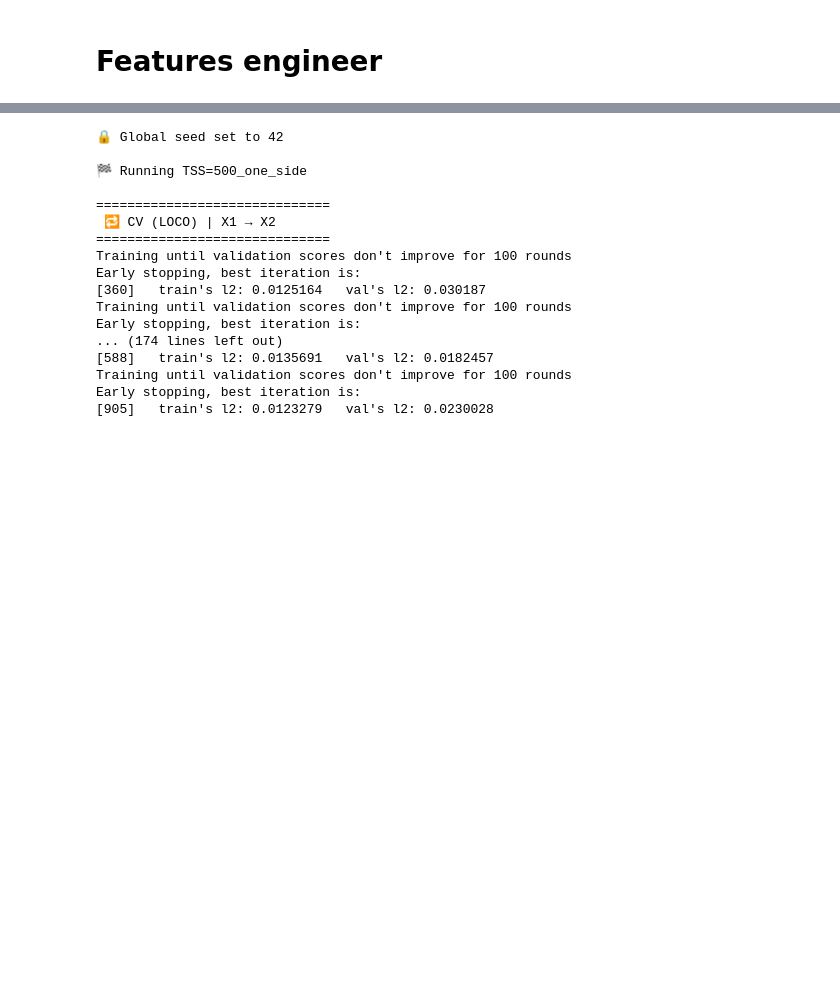
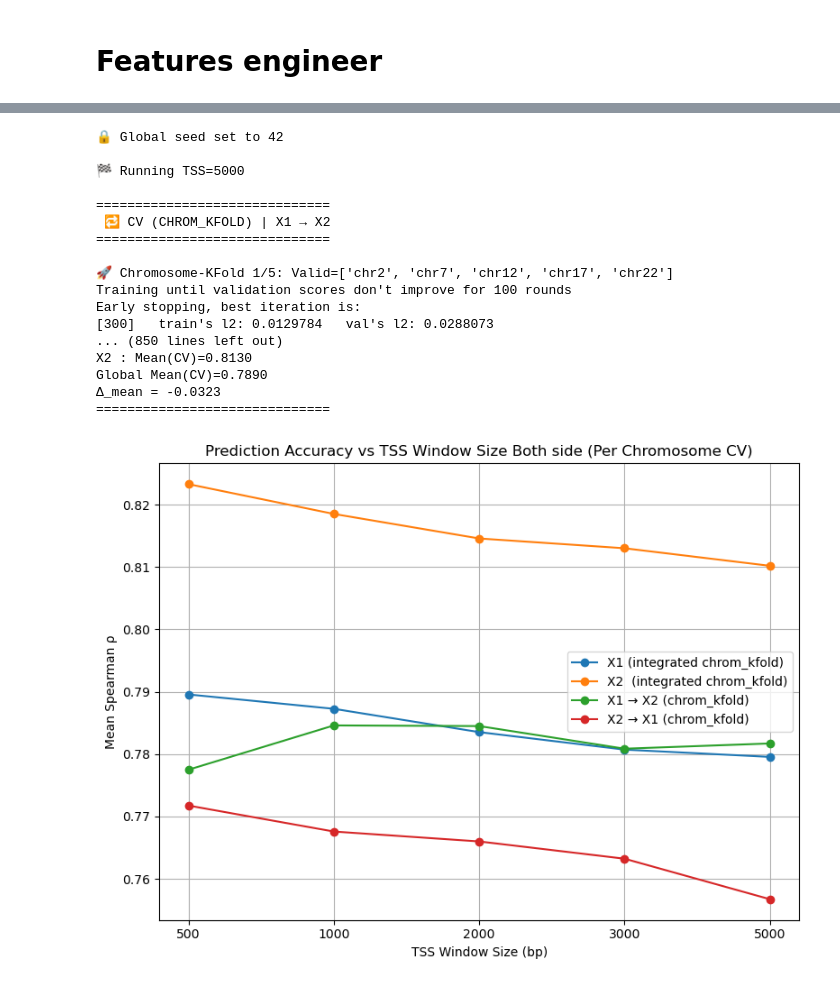
Before and after one commit to Dewey-Wang/Gene-expression-prediction, a Jupyter notebook: Full step - reference/3. compare different tss dis.ipynb, the cells around one changed output, grey strips where cells are left out. Cells and saved outputs as stored; diff of their text form; code cells hidden in the pictures; blank space fills up the shorter version.

```diff
--- a/Full step - reference/3. compare different tss dis.ipynb
+++ b/Full step - reference/3. compare different tss dis.ipynb
@@ -431,16 +350,23 @@ print(f"🔒 Global seed set to {SEED}")
 #                  CONFIGURATION
 # ============================================================
 BASE_DIRS = [
-    "../preprocessed_data/reference/1. merged data/with_y_500_one_side",
-    "../preprocessed_data/reference/1. merged data/with_y_5000_one_side",
-    "../preprocessed_data/reference/1. merged data/with_y_1000_one_side",
-    "../preprocessed_data/reference/1. merged data/with_y_2000_one_side",
-    "../preprocessed_data/reference/1. merged data/with_y_3000_one_side",
+    "../preprocessed_data/reference/1. merged data/with_y",
+    "../preprocessed_data/reference/1. merged data/with_y_500",
+    "../preprocessed_data/reference/1. merged data/with_y_1000",
+    "../preprocessed_data/reference/1. merged data/with_y_2000",
+    "../preprocessed_data/reference/1. merged data/with_y_3000",
+    # "../preprocessed_data/reference/1. merged data/with_y_500_one_side",
+    # "../preprocessed_data/reference/1. merged data/with_y_5000_one_side",
+    # "../preprocessed_data/reference/1. merged data/with_y_1000_one_side",
+    # "../preprocessed_data/reference/1. merged data/with_y_2000_one_side",
+    # "../preprocessed_data/reference/1. merged data/with_y_3000_one_side",
+
 ]
 META_COLS = ["gene_name", "chr", "gene_start", "gene_end",
              "TSS_start", "TSS_end", "strand", "gex", "gex_rank"]
 TARGET_COL = "gex_rank"
 chromosomes = [f"chr{i}" for i in range(2, 23)]
+mode="chrom_kfold"
 
 # ============================================================
 #                  LIGHTGBM PARAMETERS
@@ -467,49 +393,52 @@ params = {
 # ============================================================
 results_summary_new = []
 
 for data_dir in BASE_DIRS:
-    tss_label = os.path.basename(data_dir).replace("with_y_", "").replace("with_y", "default")
+    tss_label = os.path.basename(data_dir).replace("with_y_", "").replace("with_y", "5000")
 
     print(f"\n🏁 Running TSS={tss_label}")
-    mean_X1_to_X2 = run_cv("X1", "X2", data_dir, META_COLS, TARGET_COL, chromosomes, params , mode="loco", n_splits=5)
-    mean_X2_to_X1 = run_cv("X2", "X1", data_dir, META_COLS, TARGET_COL, chromosomes, params , mode="loco", n_splits=5)
-    X1_mean, X2_mean, X1_X2_mean = run_all(data_dir, META_COLS, TARGET_COL, chromosomes, params , mode="loco", n_splits=5)
+    mean_X1_to_X2 = run_cv("X1", "X2", data_dir, META_COLS, TARGET_COL, chromosomes, params , mode=mode, n_splits=5)
+    mean_X2_to_X1 = run_cv("X2", "X1", data_dir, META_COLS, TARGET_COL, chromosomes, params , mode=mode, n_splits=5)
+    X1_mean, X2_mean, X1_X2_mean = run_all(data_dir, META_COLS, TARGET_COL, chromosomes, params , mode=mode, n_splits=5)
 
     results_summary_new.append({
         "TSS": tss_label,
         "X1_to_X2": mean_X1_to_X2,
         "X2_to_X1": mean_X2_to_X1,
         "X1_integrate": X1_mean,
         "X2_integrate": X2_mean,
     })
+results_summary_new_df_2 = pd.DataFrame(results_summary_new)
+results_summary_new_df_2 = results_summary_new_df_2.sort_values("TSS", key=lambda s: s.map(int))
 
 plt.figure(figsize=(8,6))
-plt.plot(results_summary_new["TSS"], results_summary_new["X1_integrate"], marker='o', label="X1 (per chr)")
-plt.plot(results_summary_new["TSS"], results_summary_new["X2_integrate"], marker='o', label="X2  (per chr)")
-plt.plot(results_summary_new["TSS"], results_summary_new["X1_to_X2"], marker='o', label="X1 → X2 (LOCO)")
-plt.plot(results_summary_new["TSS"], results_summary_new["X2_to_X1"], marker='o', label="X2 → X1 (LOCO)")
+plt.plot(results_summary_new_df_2["TSS"], results_summary_new_df_2["X1_integrate"], marker='o', label=f"X1 (integrated {mode})")
+plt.plot(results_summary_new_df_2["TSS"], results_summary_new_df_2["X2_integrate"], marker='o', label=f"X2  (integrated {mode})")
+plt.plot(results_summary_new_df_2["TSS"], results_summary_new_df_2["X1_to_X2"], marker='o', label=f"X1 → X2 ({mode})")
+plt.plot(results_summary_new_df_2["TSS"], results_summary_new_df_2["X2_to_X1"], marker='o', label=f"X2 → X1 ({mode})")
 plt.xlabel("TSS Window Size (bp)")
 plt.ylabel("Mean Spearman ρ")
-plt.title("Prediction Accuracy vs TSS Window Size (Per Chromosome CV)")
+plt.title("Prediction Accuracy vs TSS Window Size Both side (Per Chromosome CV)")
 plt.legend()
 plt.grid(True)
 plt.tight_layout()
 plt.show()
 # %% [output]
 🔒 Global seed set to 42
 
-🏁 Running TSS=500_one_side
+🏁 Running TSS=5000
 
 ==============================
- 🔁 CV (LOCO) | X1 → X2
+ 🔁 CV (CHROM_KFOLD) | X1 → X2
 ==============================
+
+🚀 Chromosome-KFold 1/5: Valid=['chr2', 'chr7', 'chr12', 'chr17', 'chr22']
 Training until validation scores don't improve for 100 rounds
 Early stopping, best iteration is:
-[360]   train's l2: 0.0125164   val's l2: 0.030187
-Training until validation scores don't improve for 100 rounds
-Early stopping, best iteration is:
-... (174 lines left out)
-[588]   train's l2: 0.0135691   val's l2: 0.0182457
-Training until validation scores don't improve for 100 rounds
-Early stopping, best iteration is:
-[905]   train's l2: 0.0123279   val's l2: 0.0230028
+[300]   train's l2: 0.0129784   val's l2: 0.0288073
+... (850 lines left out)
+X2 : Mean(CV)=0.8130
+Global Mean(CV)=0.7890
+Δ_mean = -0.0323
+==============================
+[figure, added]
```
Also changed, not shown: parts of 21 cells of this notebook, 12 other files.
